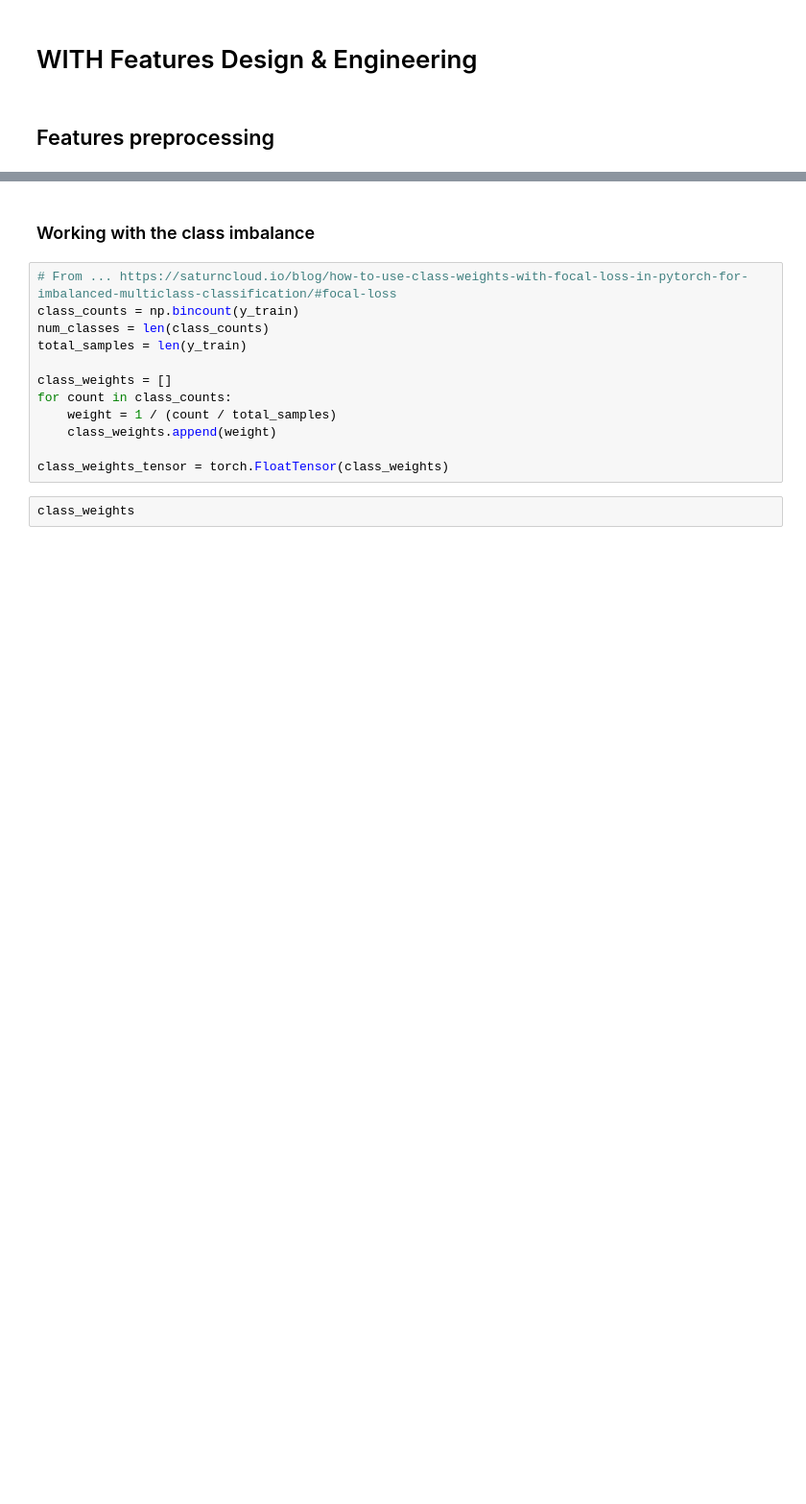
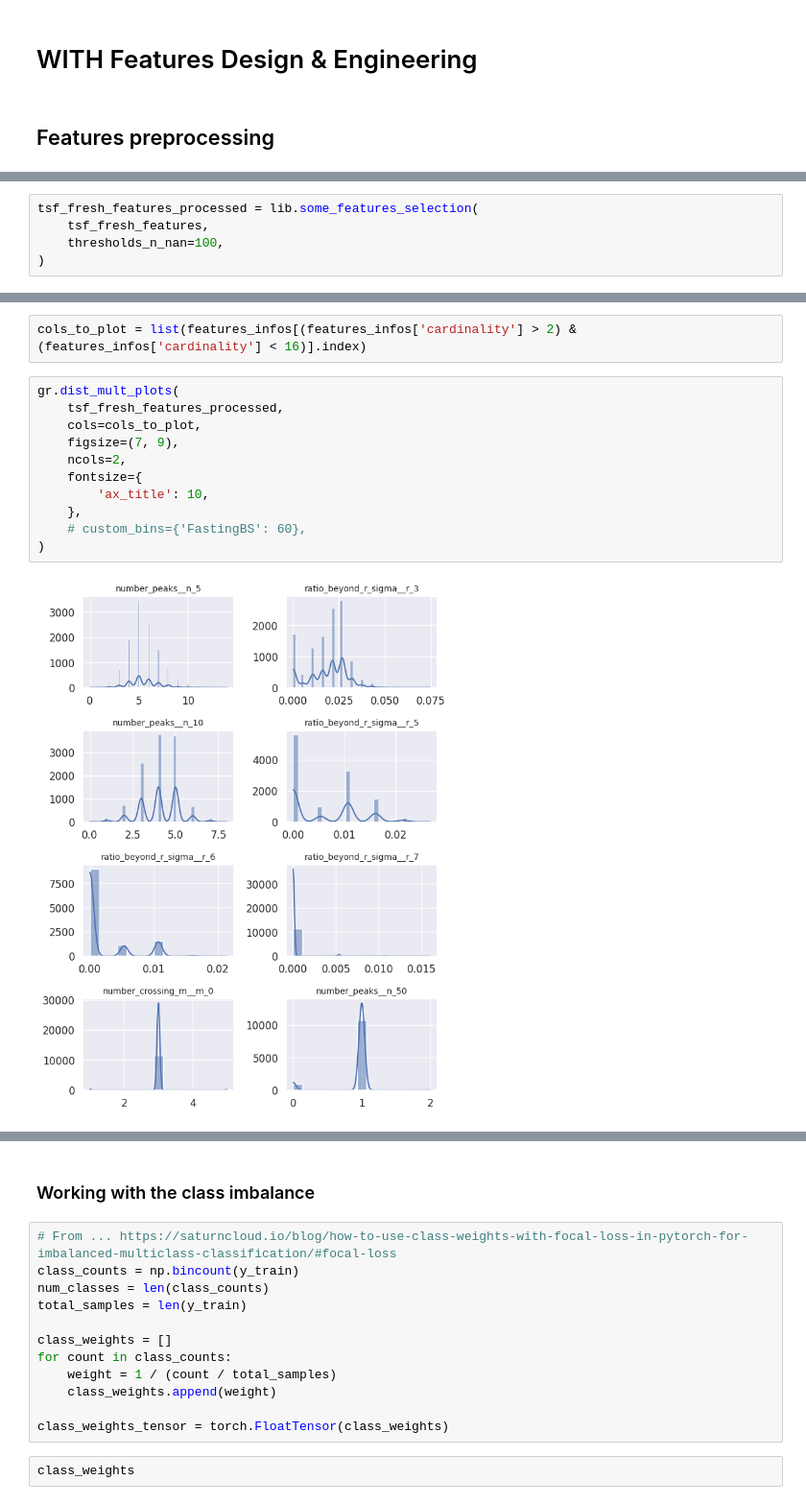
Before and after one commit to juliepinole/proj2, a Jupyter notebook: task_1/Task_1_ML.ipynb, the cells around one changed output, grey strips where cells are left out. Shown at 96% size. Drawn from its saved outputs; the diff is of its cells as text; blank space fills up the shorter version.

```diff
--- a/task_1/Task_1_ML.ipynb
+++ b/task_1/Task_1_ML.ipynb
@@ -803,0 +801,5 @@ dict_keys(['X_train', 'X_test', 'y_train', 'y_test'])
+# %%
+tsf_fresh_features_processed = lib.some_features_selection(
+	tsf_fresh_features,
+	thresholds_n_nan=100,
+)
@@ -803,0 +882,15 @@ dict_keys(['X_train', 'X_test', 'y_train', 'y_test'])
+# %%
+cols_to_plot = list(features_infos[(features_infos['cardinality'] > 2) & (features_infos['cardinality'] < 16)].index)
+# %%
+gr.dist_mult_plots(
+    tsf_fresh_features_processed,
+    cols=cols_to_plot,
+    figsize=(7, 9),
+    ncols=2,
+    fontsize={
+        'ax_title': 10,
+    },
+    # custom_bins={'FastingBS': 60},
+)
+# %% [output]
+[figure, added]
```
Also changed, not shown: parts of 50 cells of this notebook, 3 other files.
